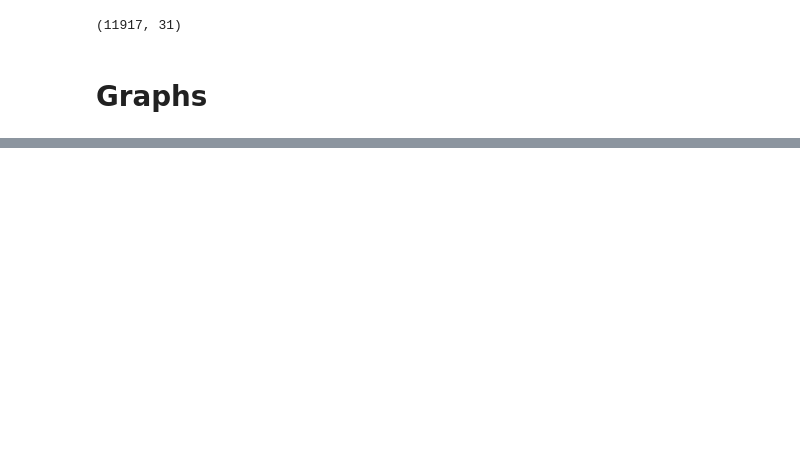
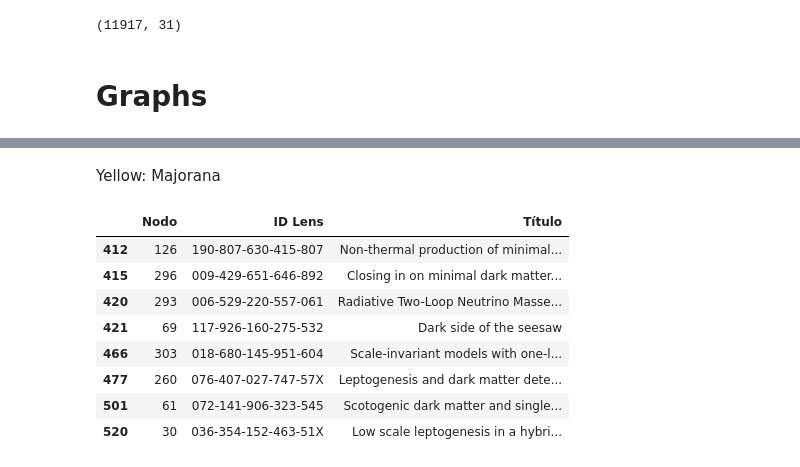
Before and after one commit to restrepo/articles_COVID-19, a Jupyter notebook: lens_scotogenic.ipynb, the cells around one changed output, grey strips where cells are left out. Drawn from its saved outputs; the diff is of its cells as text; code cells hidden in the pictures; blank space fills up the shorter version.

```diff
--- a/lens_scotogenic.ipynb
+++ b/lens_scotogenic.ipynb
@@ -551,0 +620,15 @@ gr[gr['Nodo en el grafo'].astype(int).apply(lambda n: n in
+# %% [markdown]
+Yellow: Majorana
+# %%
+gr[gr['Nodo'].astype(int).apply(lambda n: n in
+            [30,61,69,126,296,260,293,303])]
+# %% [output]
+|  | Nodo | ID Lens | Título |
+| 412 | 126 | 190-807-630-415-807 | Non-thermal production of minimal... |
+| 415 | 296 | 009-429-651-646-892 | Closing in on minimal dark matter... |
+| 420 | 293 | 006-529-220-557-061 | Radiative Two-Loop Neutrino Masse... |
+| 421 | 69 | 117-926-160-275-532 | Dark side of the seesaw |
+| 466 | 303 | 018-680-145-951-604 | Scale-invariant models with one-l... |
+| 477 | 260 | 076-407-027-747-57X | Leptogenesis and dark matter dete... |
+| 501 | 61 | 072-141-906-323-545 | Scotogenic dark matter and single... |
+| 520 | 30 | 036-354-152-463-51X | Low scale leptogenesis in a hybri... |
```
Also changed, not shown: parts of 8 cells of this notebook.
